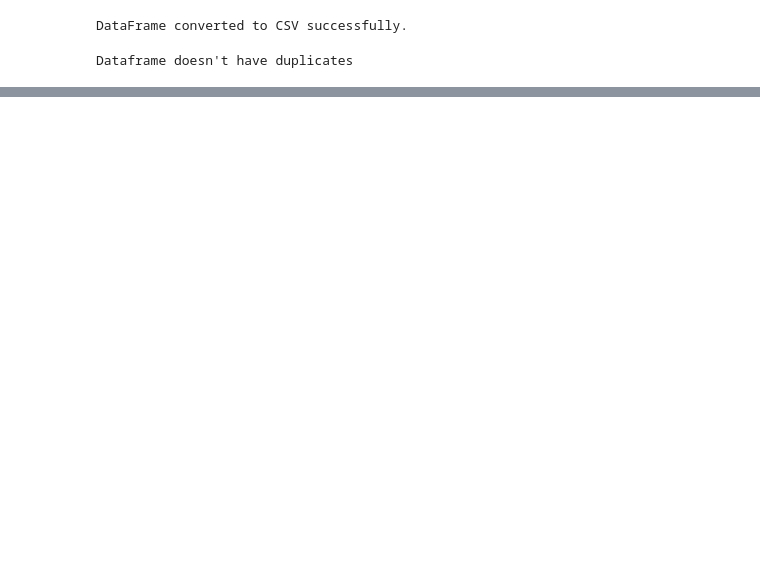
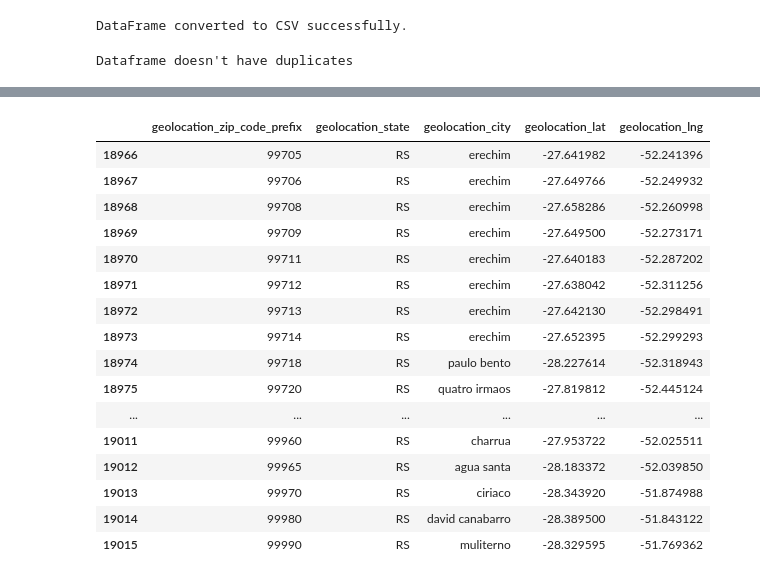
Before and after one commit to HassanHosain/tp_final_proj, a Jupyter notebook: cleaned geolocation_df.ipynb, the cells around one changed output, grey strips where cells are left out. Drawn from its saved outputs; the diff is of its cells as text; code cells hidden in the pictures; blank space fills up the shorter version.

Commit message:
FINAL CLEANING ON GEO DONE TO GET UNIQUE ZIP CODE

```diff
--- a/cleaned geolocation_df.ipynb
+++ b/cleaned geolocation_df.ipynb
@@ -429,0 +462,14 @@ duplicates_cordinates
+# %%
+# Define custom aggregation function to concatenate city values
+def concatenate_cities(cities):
+    return ' '.join(cities)
+
+# Read your DataFrame cleaned_geolocation_mean if not already done
+# cleaned_geolocation_mean = pd.read_csv('your_file.csv')
+
+# Group by 'geolocation_zip_code_prefix' and 'geolocation_state'
+grouped_df = cleaned_geolocation_mean.groupby(['geolocation_zip_code_prefix', 'geolocation_state']).agg({
+    'geolocation_city': concatenate_cities,  # Concatenate city values
+    'geolocation_lat': 'mean',  # Calculate mean of latitude
+    'geolocation_lng': 'mean'   # Calculate mean of longitude
+}).reset_index()
@@ -429,0 +493,22 @@ duplicates_cordinates
+# %%
+
+# Display the resulting DataFrame
+grouped_df.tail(50)
+# %% [output]
+|  | geolocation_zip_code_prefix | geolocation_state | geolocation_city | geolocation_lat | geolocation_lng |
+| 18966 | 99705 | RS | erechim | -27.641982 | -52.241396 |
+| 18967 | 99706 | RS | erechim | -27.649766 | -52.249932 |
+| 18968 | 99708 | RS | erechim | -27.658286 | -52.260998 |
+| 18969 | 99709 | RS | erechim | -27.649500 | -52.273171 |
+| 18970 | 99711 | RS | erechim | -27.640183 | -52.287202 |
+| 18971 | 99712 | RS | erechim | -27.638042 | -52.311256 |
+| 18972 | 99713 | RS | erechim | -27.642130 | -52.298491 |
+| 18973 | 99714 | RS | erechim | -27.652395 | -52.299293 |
+| 18974 | 99718 | RS | paulo bento | -28.227614 | -52.318943 |
+| 18975 | 99720 | RS | quatro irmaos | -27.819812 | -52.445124 |
+| ... | ... | ... | ... | ... | ... |
+| 19011 | 99960 | RS | charrua | -27.953722 | -52.025511 |
+| 19012 | 99965 | RS | agua santa | -28.183372 | -52.039850 |
+| 19013 | 99970 | RS | ciriaco | -28.343920 | -51.874988 |
+| 19014 | 99980 | RS | david canabarro | -28.389500 | -51.843122 |
+| 19015 | 99990 | RS | muliterno | -28.329595 | -51.769362 |
```
Also changed, not shown: parts of 18 cells of this notebook.
